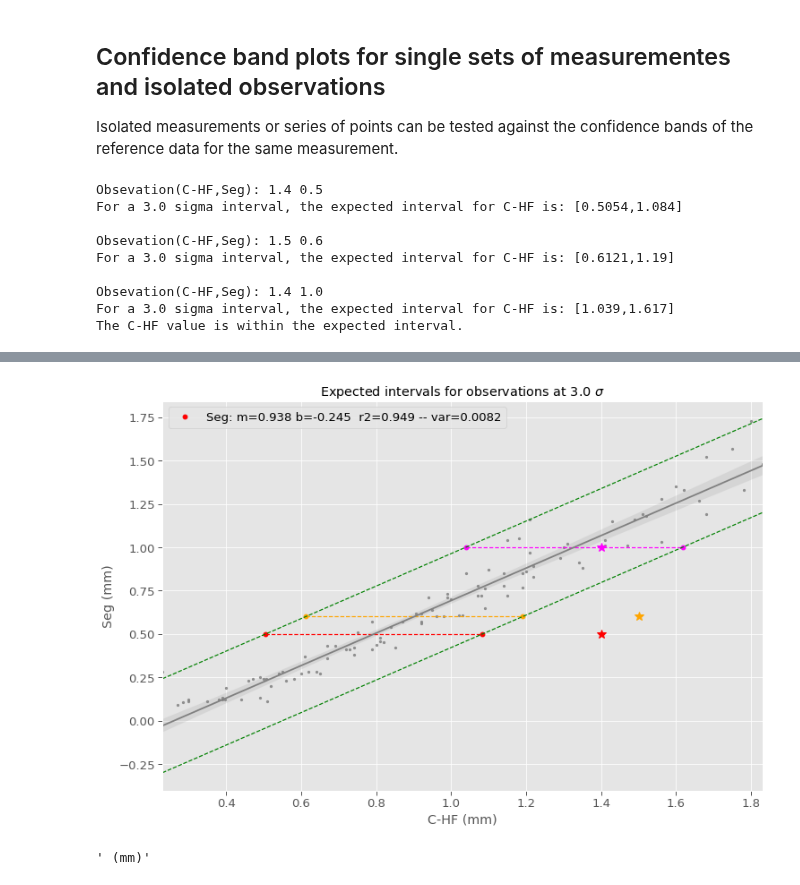
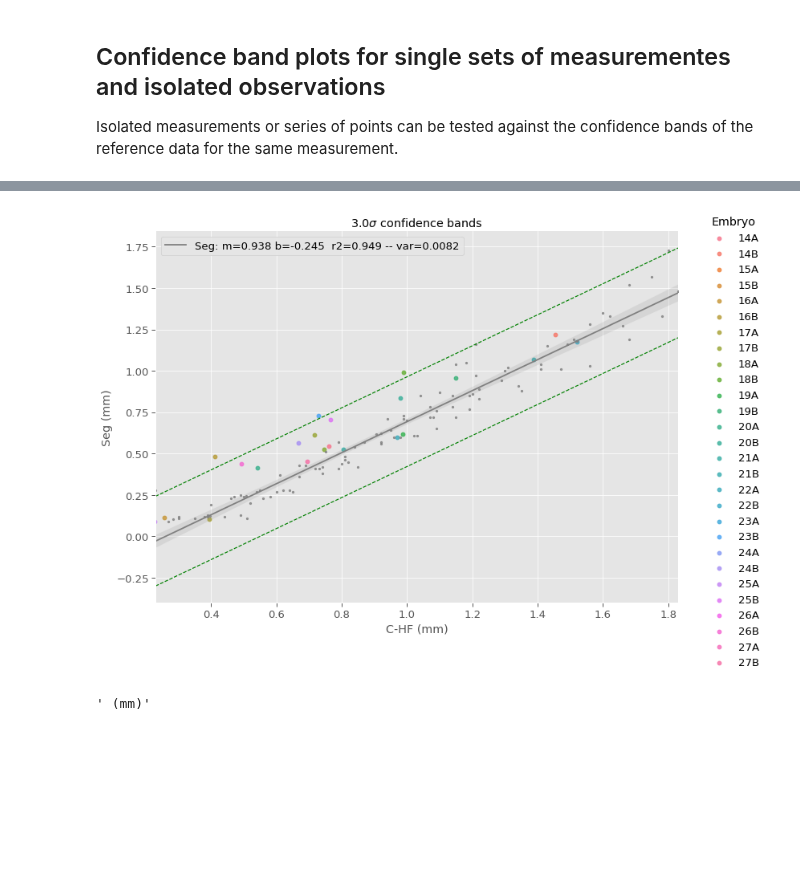
Before and after one commit to pjmartel/ChEEQ_tool, a Jupyter notebook: embryo_tool.ipynb, the cells around one changed output, grey strips where cells are left out. Saved outputs shown, nothing was run; the diff lists cells and outputs as text; code cells hidden in the pictures; blank space fills up the shorter version.

Commit message:
Small corrections.

```diff
--- a/embryo_tool.ipynb
+++ b/embryo_tool.ipynb
@@ -344,17 +344,17 @@ Plots of all or individual measurements against time or measurements C-N or C-HF
 from matplotlib.font_manager import FontProperties
 fontP = FontProperties()
 fontP.set_size('large')
-fig, ax = plt.subplots(figsize=(12,10))
+fig, ax = plt.subplots(figsize=(12,8))
 fig.set_facecolor("white")
 all_measures = ['C-pPL', 'C-PS', 'C-N', 'N-pPL', 'PS', 'PSM',
                'C-Seg', 'Seg', 'C-HF']
 export_button(fig,"linear_confidence.pdf")
 
-regression_lines  = 'Yes' #@param ['Yes', 'No']
+regression_lines  = 'No' #@param ['Yes', 'No']
 fit_reg = regression_lines == 'Yes'
 measure = 'C-pPL' #@param ['all', 'C-pPL', 'C-PS', 'C-N', 'N-pPL', 'PS', 'PSM', 'C-Seg', 'Seg', 'C-HF']
 measures = all_measures if measure == 'all' else [measure]
-color_by_embryo = "No" #@param ['No', 'Yes']
+color_by_embryo = "Yes" #@param ['No', 'Yes']
 color_by_embryo = (color_by_embryo == "Yes" and not measure == 'all')
 
 confidence_interval = "0.9" #@param [ 0.90, 0.95, 0.99]
@@ -384,7 +384,7 @@ for c in measures:
     #fig.clf()
     g=sb.lmplot(x=x_var, y=c,data=data_ref, hue="Embryo", fit_reg=False)
     fig = plt.gcf()
-    fig.set_size_inches(12,10)
+    fig.set_size_inches(12,8)
     sb.regplot(ax=g.ax, x=x_var, y=c,data=data_ref, label=label, fit_reg=fit_reg,scatter=False)
 
   else:
@@ -392,7 +392,7 @@ for c in measures:
 
 #_ = ax.legend(bbox_to_anchor=(1,0.65))
 if measure == 'all':
-  y_label = "All Measurements"
+  y_label = "All Measurements (mm)"
 else:
   y_label = measure + " (mm)"
 _ = ax.set_ylabel(y_label)
@@ -418,7 +418,7 @@ export_button(fig, "residuals.pdf")
 all_measures = ['C-pPL', 'C-PS', 'C-N', 'N-pPL', 'PS', 'PSM',
                'C-Seg', 'Seg', 'C-HF']
 data = data_ref
-y_measures = 'all' #@param ['all', 'C-pPL', 'C-PS', 'C-N', 'N-pPL', 'PS','PSM','C-Seg', 'Seg', 'C-HF']
+y_measures = 'C-PS' #@param ['all', 'C-pPL', 'C-PS', 'C-N', 'N-pPL', 'PS','PSM','C-Seg', 'Seg', 'C-HF']
 if y_measures == 'all':
   y_measures = all_measures
 else:
@@ -450,7 +450,7 @@ if len(y_measures) == 1:
 else:
   _ = ax.set_ylabel("All Measurements")
 if x_measure == 'TimePoint':
-  ax.set_xlabel("TimePoint /hours)")
+  ax.set_xlabel("TimePoint (hours)")
 else:
   _ = ax.set_xlabel(x_measure+" (mm)")
 
@@ -733,18 +737,19 @@ _ = g.ax.legend(['_','_',label])
 Isolated measurements or series of points can be tested against the confidence bands of the reference data for the same measurement.
 # %%
 #@title  { run: "auto" }
-
+del x_meas
+del y_meas
 # Menus
-observation_type = "isolated" #@param ['isolated', 'single']
+observation_type = "single" #@param ['isolated', 'single']
 color_by = "embryo" #@param ['embryo', 'culture type']
 #include_zero = include_zero == "Yes"
-x_meas = 'C-HF' #@param ['C-N','C-HF', 'TimePoint']
-y_meas= 'Seg' #@param ['C-pPL', 'C-PS', 'C-N', 'N-pPL', 'PS', 'PSM', 'C-Seg', 'Seg', 'C-HF']
+x_measure = 'C-HF' #@param ['C-N','C-HF', 'TimePoint']
+y_measure = 'Seg' #@param ['C-pPL', 'C-PS', 'C-N', 'N-pPL', 'PS', 'PSM', 'C-Seg', 'Seg', 'C-HF']
 sigma = '3' #@param ['1', '2', '3', '4']
 sigma = float(sigma)
 time_displacement = "No" #@param ["Yes", "No"]
 time_displacement = time_displacement == "Yes"
-#@markdown For isolated observations enter (x,y) pairs separated by comas:
+#@markdown ### For isolated observations enter (x,y) pairs separated by comas (make sure to select the correct **x_measure** and **y_measure** for your data):
 observations  = (1.4,0.5), (1.5,0.6), (1.4,1.0) #@param
 
 
@@ -756,7 +761,7 @@ else:
 data = data_ref.loc[:,'TimePoint':'C-HF']
 time = 'TimePoint'
 # Drop points with missing data
-temp_data = data[[x_meas,y_meas]].copy()
+temp_data = data[[x_measure,y_measure]].copy()
 temp_data.dropna(axis=0, how='any', inplace=True)
 
 if observation_type == "single":
@@ -764,7 +769,7 @@ if observation_type == "single":
   # with color according to embryo
   # Notice that lmplot creates a figure object, and not
   # an axis like regplot. So we need to run it first
-  g = sb.lmplot(x=x_meas,y=y_meas, aspect=1.5,
+  g = sb.lmplot(x=x_measure,y=y_measure, aspect=1.5,
               data=data_xper_single,
               hue=hue, fit_reg=False)
   ax = g.ax
@@ -781,13 +786,13 @@ elif observation_type == "isolated":
   if len(obs_x) * len(obs_y) == 0 :
     raise "Number of observations must be nonzero"
   if time_displacement:
-    temp_data = data[[x_meas, y_meas, time]].copy()
+    temp_data = data[[x_measure, y_measure, time]].copy()
     temp_data.dropna(axis=0, how='any', inplace=True)
     t = np.array(temp_data.iloc[:,2])
     mt, bt, rt, _, _ = linregress(t, x)
 
-  x = np.array(temp_data[x_meas])
-  y = np.array(temp_data[y_meas])
+  x = np.array(temp_data[x_measure])
+  y = np.array(temp_data[y_measure])
   p = np.argsort(x)
   x = x[p]
   y = y[p]
@@ -807,7 +812,7 @@ elif observation_type == "isolated":
     if ox !=0 and oy != 0 :
       #if()
       cl = next(iter_cl)
-      ax.plot(ox, oy,'*', ms=10, color=cl, label=y_meas+str((ox,oy)))
+      ax.plot(ox, oy,'*', ms=10, color=cl, label=y_measure+str((ox,oy)))
       vmax = (oy-bmin)/m
       vmin = (oy-bmax)/m
       ax.plot(vmin,oy,'o',color=cl)
@@ -817,12 +822,12 @@ elif observation_type == "isolated":
             colors=cl,
             linestyles='dashed')
       #print(80*'*')
-      print(f"Obsevation({x_meas},{y_meas}):", ox, oy)
+      print(f"Obsevation({x_measure},{y_measure}):", ox, oy)
       print(f"For a {sigma} sigma interval, the expected",
-          f"interval for {x_meas} is:",
+          f"interval for {x_measure} is:",
          f"[{vmin:.4g},{vmax:.4g}]")
       if ox > vmin and ox < vmax :
-        print(f"The {x_meas} value is within the expected interval.")
+        print(f"The {x_measure} value is within the expected interval.")
       else:
         if time_displacement:
           oxt = (ox-bt)/mt
@@ -848,7 +853,7 @@ export_button(fig, "confidence_"+observation_type+".pdf")
 
 
 # Need to drop data pairs with missing x or y
-temp_data = data_ref[[x_meas,y_meas]].copy()
+temp_data = data_ref[[x_measure,y_measure]].copy()
 temp_data.dropna(axis=0, how='any', inplace=True)
 
 x = np.array(temp_data.iloc[:,0])
@@ -858,47 +863,38 @@ y = np.array(temp_data.iloc[:,1])
 # to prevent garbled graphics
 p = np.argsort(x)
 x = x[p]
 y = y[p]
 
 # Estimate linear regression paramenters
 m, b, r, _, xx = linregress(x, y)
 
 # calc standard deviation of residuals
 y_hat = m * x + b
 yy = y - y_hat
 yy_var = yy.var(ddof=2)
 yy_std = np.sqrt(yy_var)
 
 
-label = f"{y_meas}(reference): m={m:5.2f}  b={b:5.2f}  r2={r*r:5.2f}"
+label = f"{y_measure}(reference): m={m:5.2f}  b={b:5.2f}  r2={r*r:5.2f}"
 label = label + f" -- var={yy_var:6.4f}"
 # regplot will plot reference points and corresponding
 # regression line
 
 sb.set_context("paper",font_scale=1.5)
-label, _, _, _, _ = regplot_with_bands(ax=ax, x_var=x_meas,
-                                       y_var=y_meas, limits=True,
+label, _, _, _, _ = regplot_with_bands(ax=ax, x_var=x_measure,
+                                       y_var=y_measure, limits=True,
                                        data=data_ref, sigma=sigma,
                                        scatter=True,color="gray",scatter_kws={'s':5})
 # Add units to labels
-x_unit = " (hours)" if x_meas=="TimePoint" else " (mm)"
+x_unit = " (hours)" if x_measure=="TimePoint" else " (mm)"
 ax.set_xlabel(ax.get_xlabel() + x_unit)
 ax.set_ylabel(ax.get_ylabel()+" (mm)")
 #_ = sb.regplot(x=x_meas, y=y_meas, data=data_ref,ax=g.ax,color='gray', scatter_kws={'s':5})
 
 _ = ax.legend(['_','_',label])
 # %% [output]
-Obsevation(C-HF,Seg): 1.4 0.5
-For a 3.0 sigma interval, the expected interval for C-HF is: [0.5054,1.084]
-
-Obsevation(C-HF,Seg): 1.5 0.6
-For a 3.0 sigma interval, the expected interval for C-HF is: [0.6121,1.19]
-
-Obsevation(C-HF,Seg): 1.4 1.0
-For a 3.0 sigma interval, the expected interval for C-HF is: [1.039,1.617]
-The C-HF value is within the expected interval.
 [interactive output not drawn]
-[figure, old version]
+[figure, new version]
 # %%
 " (hours)" if x_meas=="TimePoint" else " (mm)"
 # %% [output]
```
Also changed, not shown: parts of 9 cells of this notebook.
